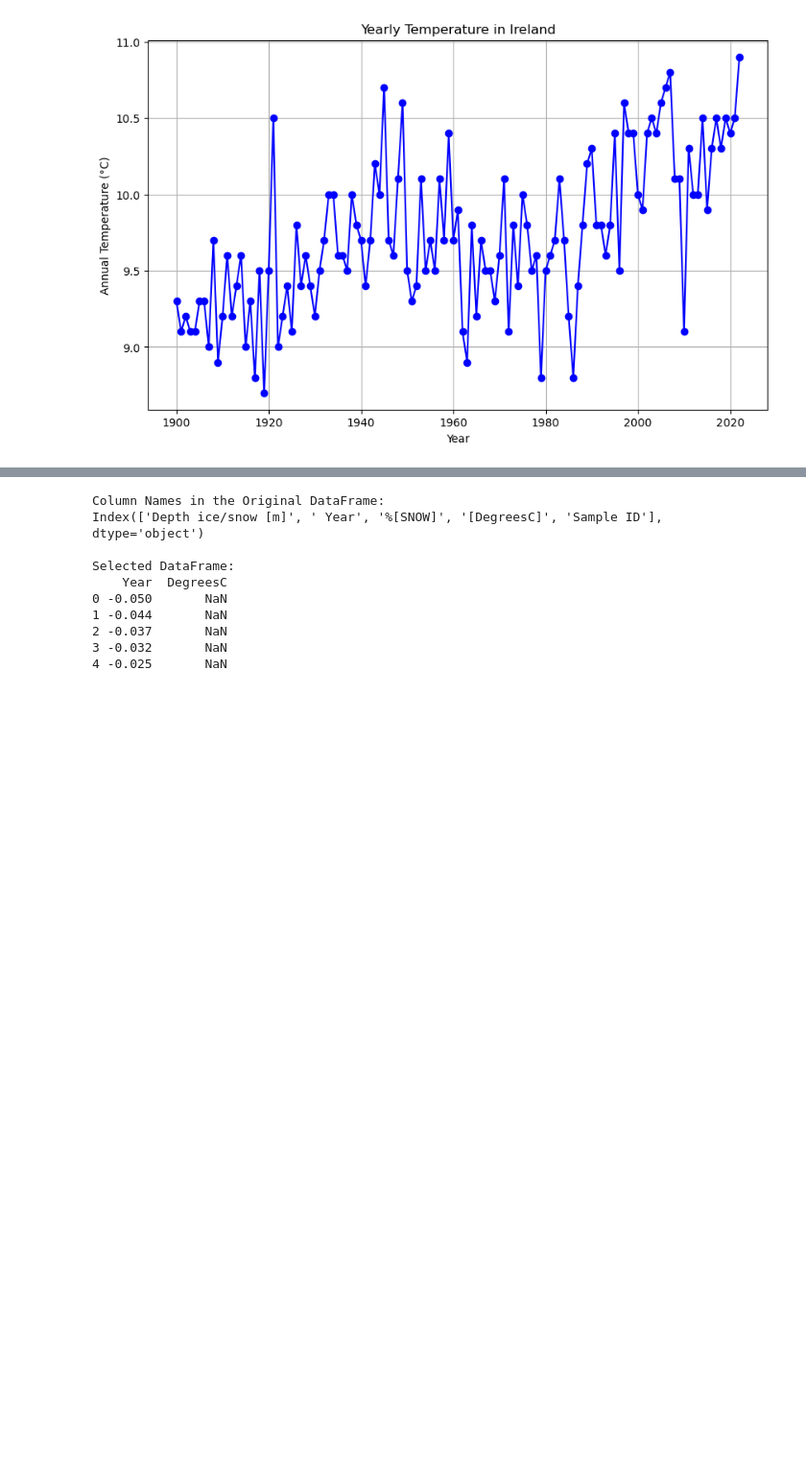
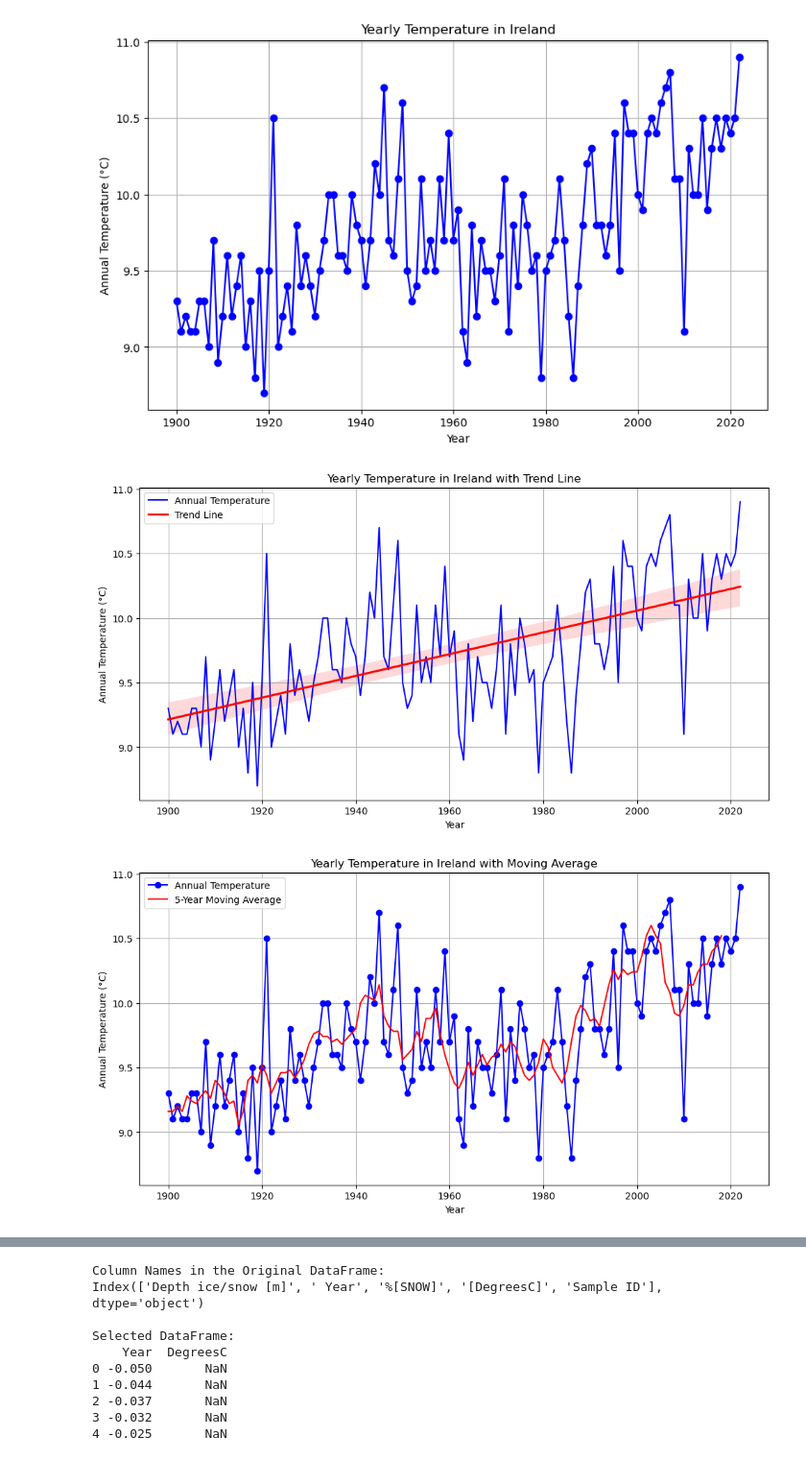
Before and after one commit to Gerbs2193/Programming-for-Data-Analysis-Project, a Jupyter notebook: project.ipynb, the cells around one changed output, grey strips where cells are left out. Shown at 96% size. Drawn from its saved outputs; the diff is of its cells as text; code cells hidden in the pictures; blank space fills up the shorter version.

Commit message:
more irish analyssi

```diff
--- a/project.ipynb
+++ b/project.ipynb
@@ -258,6 +258,52 @@ plt.grid(True)
 plt.show()
 # %% [output]
 [figure]
+# %%
+import pandas as pd
+import matplotlib.pyplot as plt
+import seaborn as sns
+
+
+file_path = 'irishtemps.csv'
+df = pd.read_csv(file_path)
+
+#
+df.columns = df.columns.str.strip()
+
+# col names
+year_column = 'year'
+temperature_column = 'Annual'
+
+# tim series and trend line
+plt.figure(figsize=(12, 6))
+sns.lineplot(x=df[year_column], y=df[temperature_column], label='Annual Temperature', color='b')
+sns.regplot(x=df[year_column], y=df[temperature_column], scatter=False, label='Trend Line', color='r')
+plt.xlabel('Year')
+plt.ylabel('Annual Temperature (°C)')
+plt.title('Yearly Temperature in Ireland with Trend Line')
+plt.legend()
+plt.grid(True)
+plt.show()
+
+# moving average
+window_size = 5  # Adjust the window size as needed
+df['Moving_Average'] = df[temperature_column].rolling(window=window_size).mean()
+
+plt.figure(figsize=(12, 6))
+plt.plot(df[year_column], df[temperature_column], marker='o', linestyle='-', color='b', label='Annual Temperature')
+plt.plot(df[year_column], df['Moving_Average'], color='r', label=f'{window_size}-Year Moving Average')
+plt.xlabel('Year')
+plt.ylabel('Annual Temperature (°C)')
+plt.title('Yearly Temperature in Ireland with Moving Average')
+plt.legend()
+plt.grid(True)
+plt.show()
+
+
+plt.show()
+# %% [output]
+[figure, added]
+[figure, added]
 # %%
 import pandas as pd
 import matplotlib.pyplot as plt
```
Also changed, not shown: parts of 2 cells of this notebook, 1 other file.
